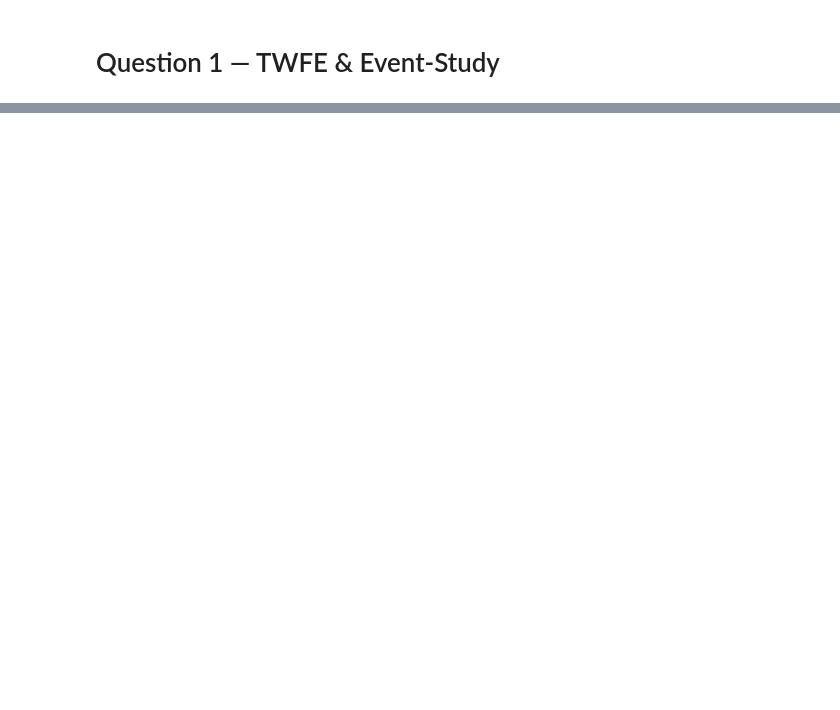
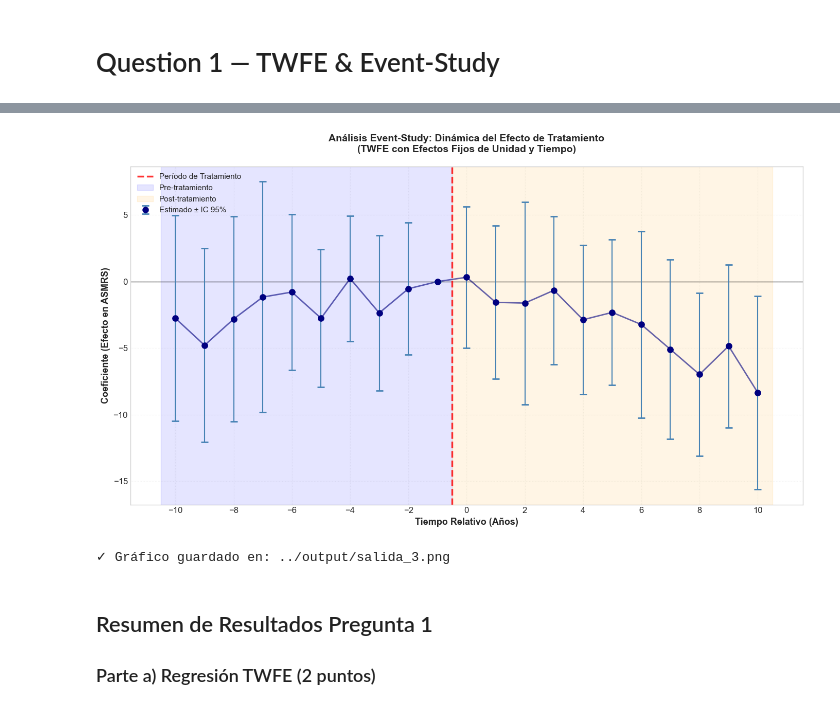
Before and after one commit to Victor-Arica/CSDiD, a Jupyter notebook: python/scripts/Pregunta1_py.ipynb, the cells around one changed output, grey strips where cells are left out. Saved outputs shown, nothing was run; the diff lists cells and outputs as text; code cells hidden in the pictures; blank space fills up the shorter version.

```diff
--- a/python/scripts/Pregunta1_py.ipynb
+++ b/python/scripts/Pregunta1_py.ipynb
@@ -11,0 +23,11 @@ Matplotlib is building the font cache; this may take a moment.
+# %%
+url = "https://raw.githubusercontent.com/LOST-STATS/LOST-STATS.github.io/master/Model_Estimation/Data/Event_Study_DiD/bacon_example.csv"
+df = pd.read_csv(url)
+
+print("Dataset Shape:", df.shape)
+print("\nPrimeras filas:")
+print(df.head(10))
+print("\nStructura de datos:")
+print(df.dtypes)
+print("\nEstadísticas descriptivas:")
+print(df.describe())
@@ -29,8 +63,0 @@ time FE: year
-# %%
-
-
-url_git = "https://raw.githubusercontent.com/LOST-STATS/LOST-STATS.github.io/master/Model_Estimation/Data/Event_Study_DiD/bacon_example.csv"
-
-df = pd.read_csv(url_git)
-
-df.head()
@@ -247,0 +439,48 @@ Index(['Intercept', 'C(stfips)[T.4]', 'C(stfips)[T.6]', 'C(stfips)[T.8]',
+# %%
+### Gráfico Event-Study
+
+fig, ax = plt.subplots(figsize=(14, 8))
+
+ax.errorbar(
+    es_results_df['event_time'],
+    es_results_df['coefficient'],
+    yerr=1.96 * es_results_df['std_error'],
+    fmt='o',
+    markersize=8,
+    capsize=5,
+    capthick=2,
+    color='navy',
+    ecolor='steelblue',
+    label='Estimado ± IC 95%',
+    zorder=3
+)
+
+ax.plot(es_results_df['event_time'], es_results_df['coefficient'],
+        'o-', color='navy', alpha=0.6, markersize=8, linewidth=2)
+
+ax.axhline(y=0, color='black', linestyle='-', linewidth=1, alpha=0.7)
+ax.axvline(x=-0.5, color='red', linestyle='--', linewidth=2.5, label='Período de Tratamiento', alpha=0.8)
+
+ax.axvspan(LOWER_BOUND - 0.5, -0.5, alpha=0.1, color='blue', label='Pre-tratamiento')
+ax.axvspan(-0.5, UPPER_BOUND + 0.5, alpha=0.1, color='orange', label='Post-tratamiento')
+
+ax.set_xlabel('Tiempo Relativo (Años)', fontsize=13, fontweight='bold')
+ax.set_ylabel('Coeficiente (Efecto en ASMRS)', fontsize=13, fontweight='bold')
+ax.set_title('Análisis Event-Study: Dinámica del Efecto de Tratamiento\n(TWFE con Efectos Fijos de Unidad y Tiempo)',
+             fontsize=14, fontweight='bold', pad=20)
+ax.legend(loc='upper left', fontsize=11, framealpha=0.95)
+ax.set_xticks(range(LOWER_BOUND, UPPER_BOUND + 1, 2))
+ax.grid(True, alpha=0.3, linestyle=':', linewidth=0.8)
+
+plt.tight_layout()
+plt.savefig('../output/salida_3.png', dpi=300, bbox_inches='tight')
+plt.show()
+
+print("\n✓ Gráfico guardado en: ../output/salida_3.png")
+# %% [output]
+[figure, added]
+✓ Gráfico guardado en: ../output/salida_3.png
+# %% [markdown]
+## Resumen de Resultados Pregunta 1
+
+### Parte a) Regresión TWFE (2 puntos)
```
Also changed, not shown: parts of 25 cells of this notebook, 10 other files.
